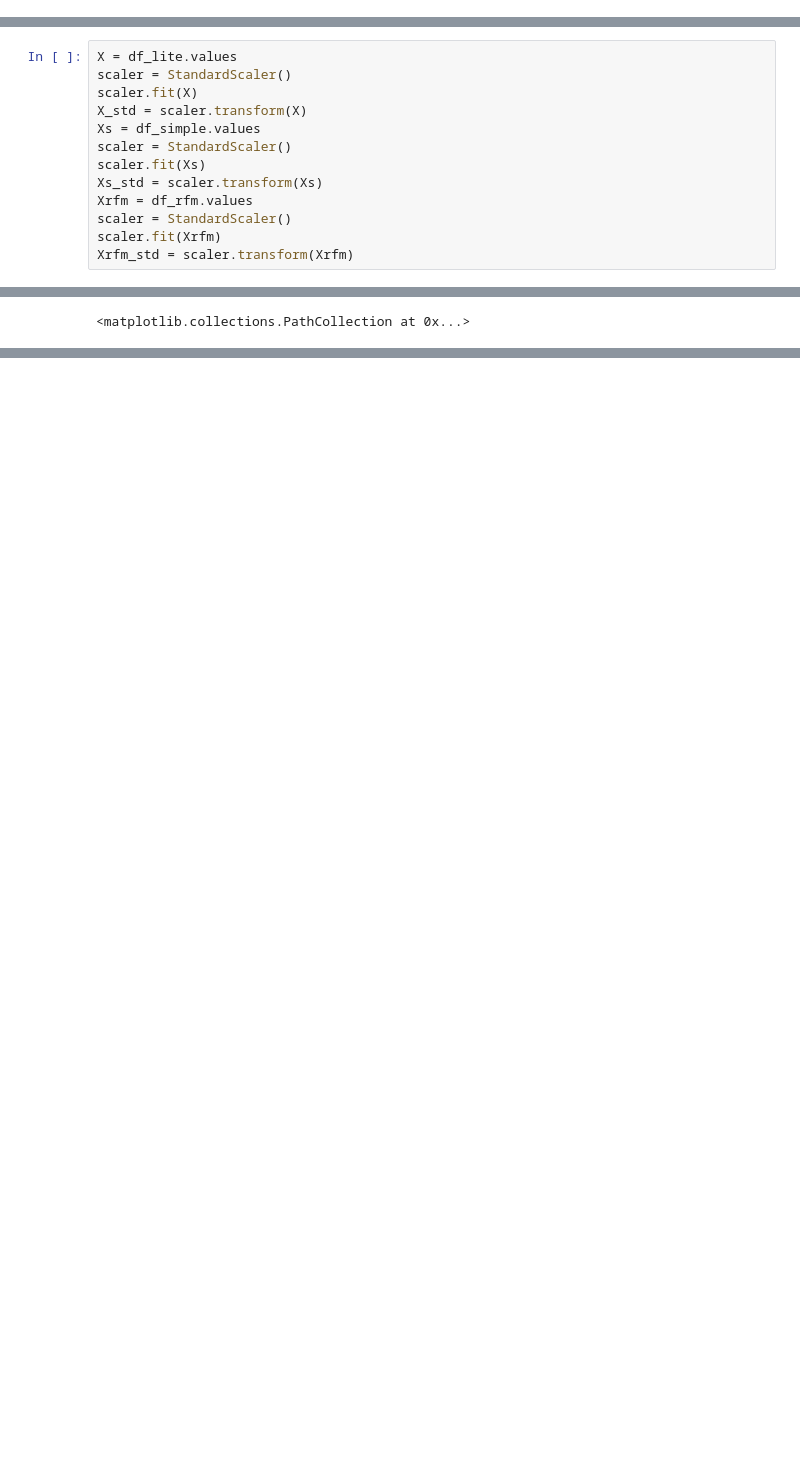
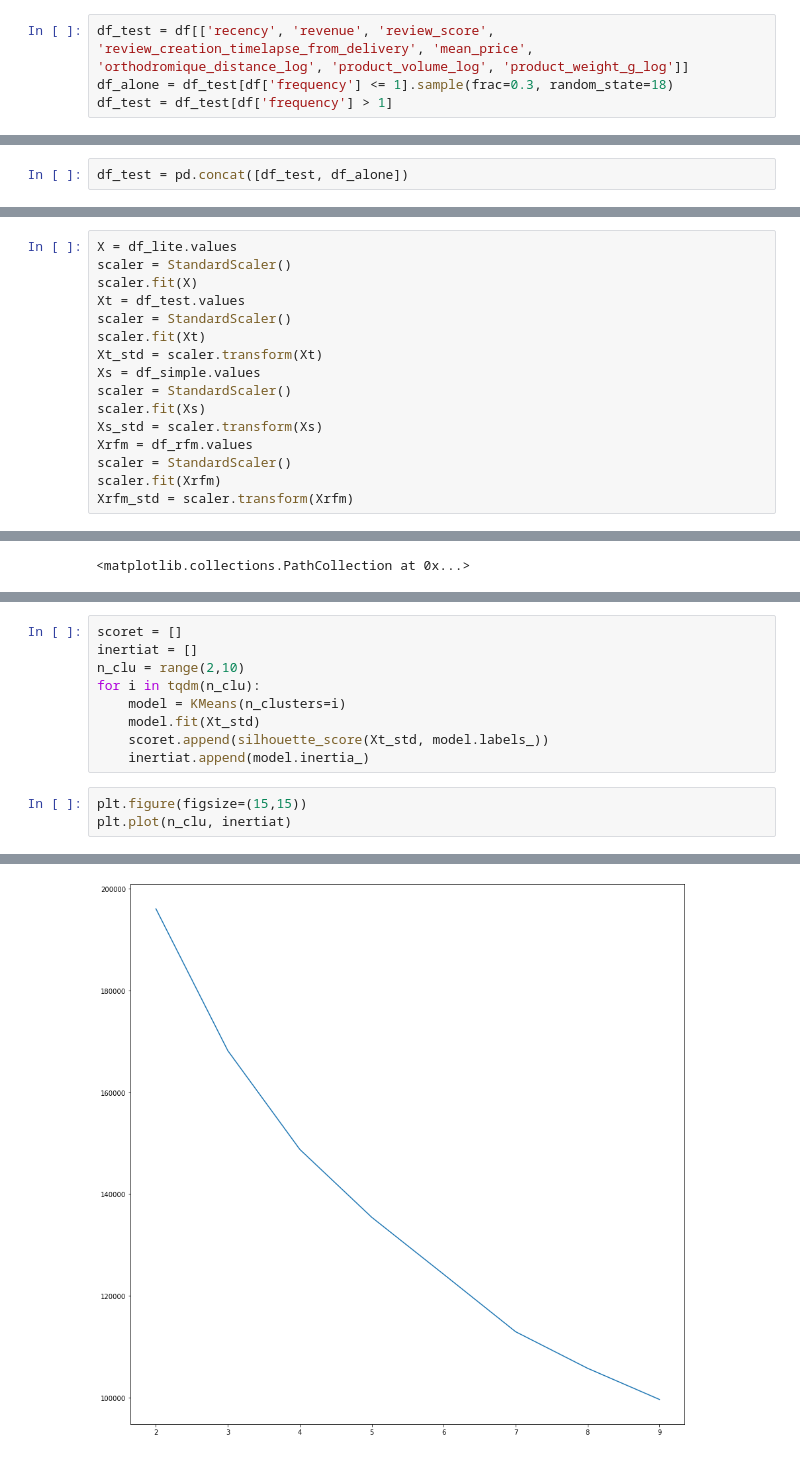
Before and after one commit to skamos/Python, a Jupyter notebook: Openclassroms/Projet_4_Modelisation.ipynb, the cells around one changed output, grey strips where cells are left out. Cells and saved outputs as stored; diff of their text form; blank space fills up the shorter version.

Commit message:
Projet 4-4
quelque test pour essayer de clusterer

```diff
--- a/Openclassroms/Projet_4_Modelisation.ipynb
+++ b/Openclassroms/Projet_4_Modelisation.ipynb
@@ -24,2 +33,6 @@ df = pd.read_csv('Data/olist_dataset_clean.csv', index_col=0)
+# %%
+df_test = df[['recency', 'revenue', 'review_score', 'review_creation_timelapse_from_delivery', 'mean_price', 'orthodromique_distance_log', 'product_volume_log', 'product_weight_g_log']]
+df_alone = df_test[df['frequency'] <= 1].sample(frac=0.3, random_state=18)
+df_test = df_test[df['frequency'] > 1]
 # %%
 df_lite = df[df['frequency'] > 1]
@@ -25,0 +43,2 @@ df_lite = df[df['frequency'] > 1]
+# %%
+df_test = pd.concat([df_test, df_alone])
@@ -33,7 +56,10 @@ df_rfm = df[['frequency', 'recency', 'revenue']]
 X = df_lite.values
 scaler = StandardScaler()
 scaler.fit(X)
-X_std = scaler.transform(X)
+Xt = df_test.values
+scaler = StandardScaler()
+scaler.fit(Xt)
+Xt_std = scaler.transform(Xt)
 Xs = df_simple.values
 scaler = StandardScaler()
 scaler.fit(Xs)
@@ -179,0 +210,13 @@ plt.scatter(Xrfm_std[:,0], Xrfm_std[:,1])
+# %%
+scoret = []
+inertiat = []
+n_clu = range(2,10)
+for i in tqdm(n_clu):
+    model = KMeans(n_clusters=i)
+    model.fit(Xt_std)
+    scoret.append(silhouette_score(Xt_std, model.labels_))
+    inertiat.append(model.inertia_)
+# %%
+plt.figure(figsize=(15,15))
+plt.plot(n_clu, inertiat)
+# %% [output]
@@ -179,0 +224 @@ plt.scatter(Xrfm_std[:,0], Xrfm_std[:,1])
+[figure, added]
```
Also changed, not shown: parts of 10 cells of this notebook.
